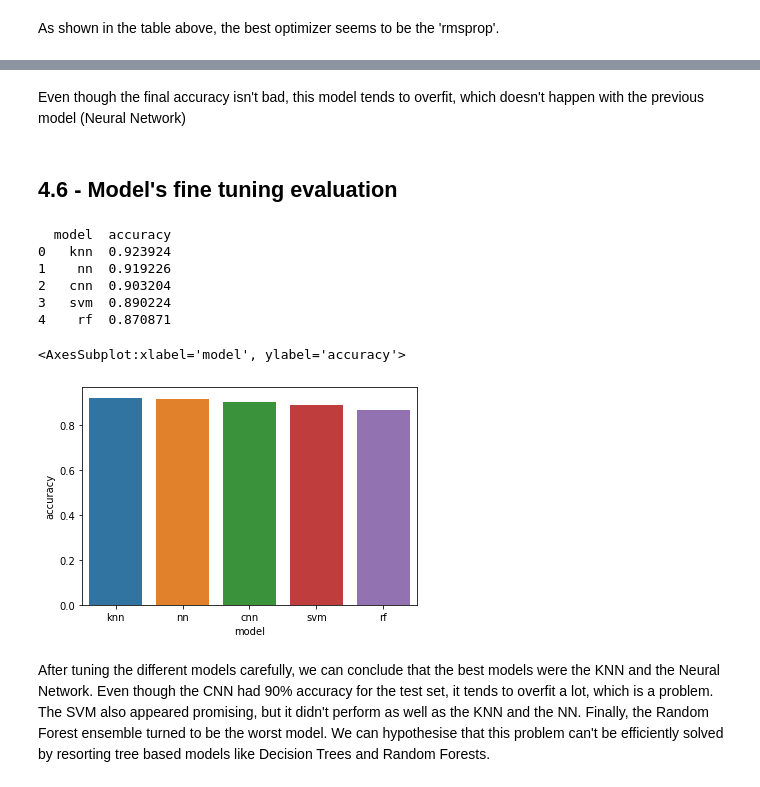
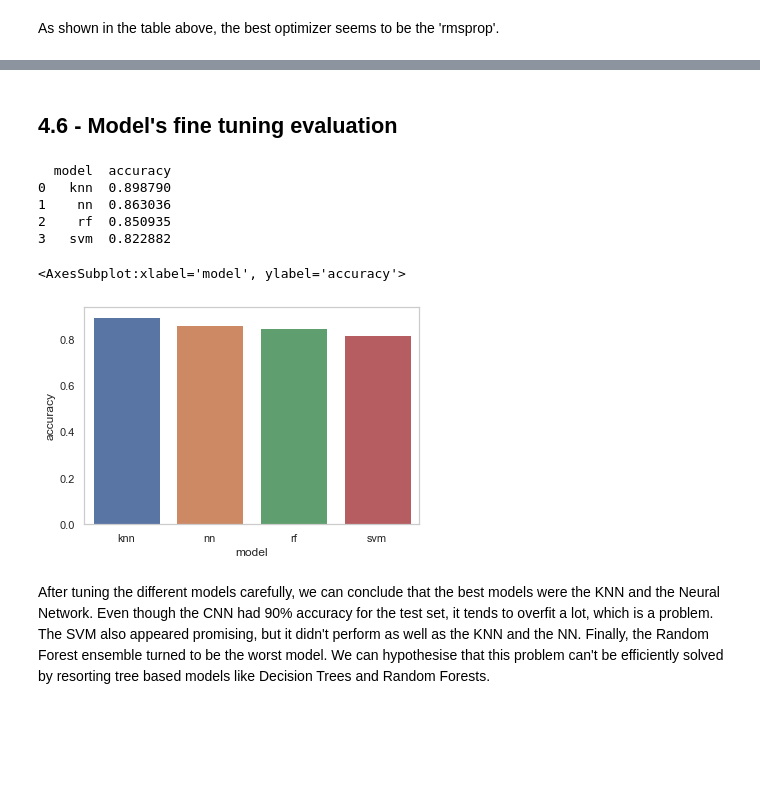
Before and after one commit to Hugand/music-classifier, a Jupyter notebook: music-classifier-notes.ipynb, the cells around one changed output, grey strips where cells are left out. Cells and saved outputs as stored; diff of their text form; code cells hidden in the pictures; blank space fills up the shorter version.

Commit message:
Re-analyse and build the ml models with the new dataset

```diff
--- a/music-classifier-notes.ipynb
+++ b/music-classifier-notes.ipynb
@@ -471,7 +648,7 @@ list(rf_grid_search.keys()) + ['accuracy']
 rf_grid_search = {
     'criterion': ['gini', 'entropy'],
     'max_features': ['sqrt', 'log2'],
-    'n_estimators': [200, 300, 400, 500, 600]
+    'n_estimators': [300, 400]
 }
 rf_params = []
 
@@ -523,7 +688,7 @@ As seen in the results above, there is still room for improvement relating to th
 rf_grid_search2 = {
     'criterion': ['gini', 'entropy'],
     'max_features': ['sqrt'],
-    'n_estimators': [700, 750, 800]
+    'n_estimators': [700, 800]
 }
 
 for c in rf_grid_search2['criterion']:
@@ -577,16 +740,14 @@ Accuracy: 0.8708708708708709
 ## 4.3 - KNN fine tuning
 # %%
 knn_grid_search = {
-    'n_neighbors': [2, 3, 5, 7, 10],
-    'weights': ['uniform', 'distance'],
-    #'algorithm': ['ball_tree', 'kd_tree', 'brute'],
-    'p': [1, 2, 3],
+    'n_neighbors': [2, 3, 5],
+    'weights': ['distance', 'uniform'],
+    'p': [1, 2],
 }
 knn_params = []
 
 for nn in knn_grid_search['n_neighbors']:
     for w in knn_grid_search['weights']:
-        #for a in knn_grid_search['algorithm']:
         for p in knn_grid_search['p']:
             print("NN: " + str(nn) + "  W: " + w + "  P: " + str(p) + "....  ", end = '')
             model = KNeighborsClassifier(n_neighbors=nn, weights=w, p=p)
@@ -645,26 +801,17 @@ nn_best_params = []
 # %%
 # Define model
 nn_model = keras.Sequential([
-    Dense(512, activation='relu', input_shape=[len(X_train.columns)]),
-    Dropout(0.2),
-    BatchNormalization(),
-    Dense(600, activation='relu'),
-    Dropout(0.3),
-    BatchNormalization(),
-    Dense(256, activation='relu'),
-    Dropout(0.2),
-    BatchNormalization(),
+    Dense(400, activation='relu', input_shape=[len(X_train.columns)]),
+    Dropout(0.5),
+    Dense(300, activation='relu'),
+    Dropout(0.5),
     Dense(128, activation='relu'),
-    Dropout(0.3),
-    BatchNormalization(),
-    Dense(64, activation='relu'),
-    Dropout(0.3),
-    BatchNormalization(),
+    Dropout(0.4),
     Dense(10, activation='softmax')
 ])
 nn_model.compile(metrics=['accuracy'],
                     loss='sparse_categorical_crossentropy',
-                    optimizer=keras.optimizers.RMSprop(learning_rate=0.001))
+                    optimizer='adam')
 nn_model.summary()
 
 early_stopping = EarlyStopping(
@@ -673,17 +820,17 @@ early_stopping = EarlyStopping(
     restore_best_weights=True
 )
 history = nn_model.fit(
-    X_train, y_train,
+    _X_train, _y_train,
     validation_data=(X_val, y_val),
     epochs=1000,
     callbacks=[early_stopping])
 
-nn_prediction_distributions = nn_model.predict(_X_test)
+nn_prediction_distributions = nn_model.predict(X_test)
 nn_prediction = []
 for i in range(len(nn_prediction_distributions)):
     nn_prediction.append(np.argmax(nn_prediction_distributions[i]))
 
-nn_acc = accuracy_score(_y_test, nn_prediction)
+nn_acc = accuracy_score(y_test, nn_prediction)
 print("Accuracy: " + str(nn_acc))
 #nn_best_params.append(['ftrl', nn_acc])
 # %% [output]
@@ -813,23 +876,20 @@ disp.plot()
-# %% [markdown]
-Even though the final accuracy isn't bad, this model tends to overfit, which doesn't happen with the previous model (Neural Network)
 # %% [markdown]
 ## 4.6 - Model's fine tuning evaluation
 # %%
 ft_model_eval_data = { 'knn': best_knn_acc, 'svm': best_svm_acc,
-                        'rf': best_rf_acc, 'nn': nn_acc, 'cnn': cnn_acc }
+                        'rf': best_rf_acc, 'nn': nn_acc }
 
 ft_model_eval_df = pd.DataFrame(data=list(ft_model_eval_data.items()), columns=['model', 'accuracy'])
 ft_model_eval_df = ft_model_eval_df.sort_values('accuracy', ascending=False).reset_index()
 print(ft_model_eval_df[['model', 'accuracy']])
 sns.barplot(x='model', y='accuracy', data=ft_model_eval_df)
 # %% [output]
   model  accuracy
-0   knn  0.923924
-1    nn  0.919226
-2   cnn  0.903204
-3   svm  0.890224
-4    rf  0.870871
+0   knn  0.898790
+1    nn  0.863036
+2    rf  0.850935
+3   svm  0.822882
 <AxesSubplot:xlabel='model', ylabel='accuracy'>
-[figure, old version]
+[figure, new version]
 # %% [markdown]
 After tuning the different models carefully, we can conclude that the best models were the KNN and the Neural Network. Even though the CNN had 90% accuracy for the test set, it tends to overfit a lot, which is a problem. The SVM also appeared promising, but it didn't perform as well as the KNN and the NN. Finally, the Random Forest ensemble turned to be the worst model. We can hypothesise that this problem can't be efficiently solved by resorting tree based models like Decision Trees and Random Forests.
```
Also changed, not shown: parts of 77 cells of this notebook, 25 other files.
